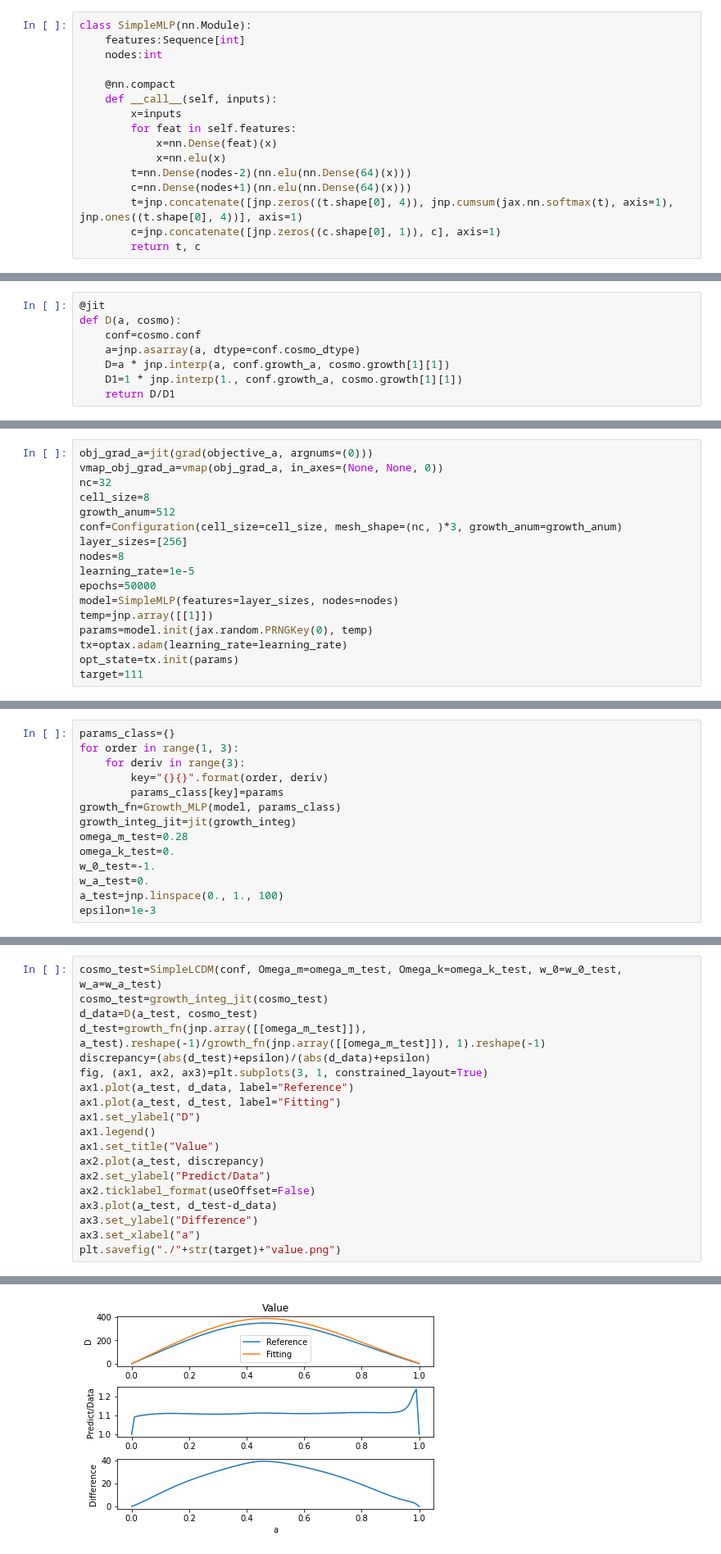
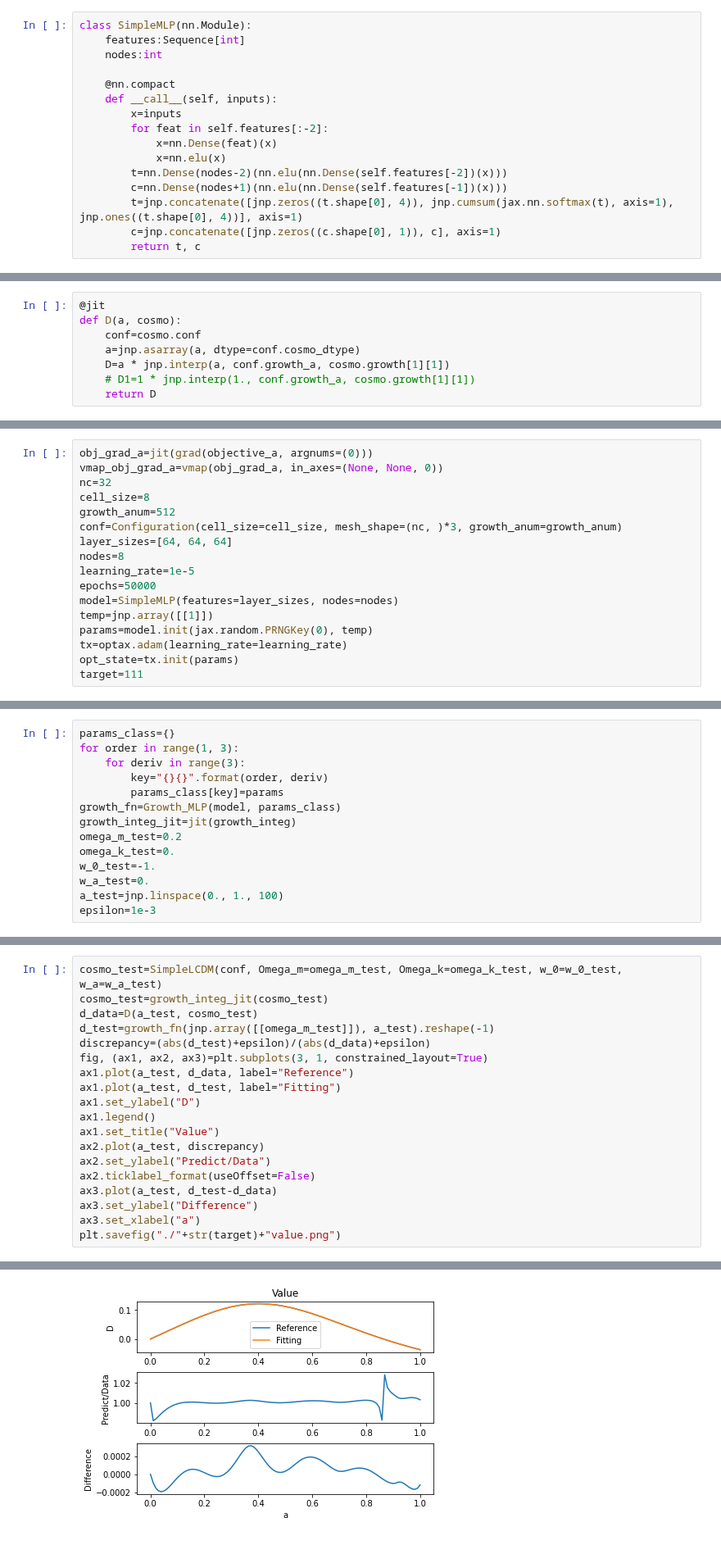
Before and after one commit to epodkwan/growthfunction, a Jupyter notebook: notebooks/bsplinetrainer.ipynb, the cells around one changed output, grey strips where cells are left out. Shown at 82% size. Saved outputs shown, nothing was run; the diff lists cells and outputs as text.

```diff
--- a/notebooks/bsplinetrainer.ipynb
+++ b/notebooks/bsplinetrainer.ipynb
@@ -56,11 +56,11 @@ class SimpleMLP(nn.Module):
     @nn.compact
     def __call__(self, inputs):
         x=inputs
-        for feat in self.features:
+        for feat in self.features[:-2]:
             x=nn.Dense(feat)(x)
             x=nn.elu(x)
-        t=nn.Dense(nodes-2)(nn.elu(nn.Dense(64)(x)))
-        c=nn.Dense(nodes+1)(nn.elu(nn.Dense(64)(x)))
+        t=nn.Dense(nodes-2)(nn.elu(nn.Dense(self.features[-2])(x)))
+        c=nn.Dense(nodes+1)(nn.elu(nn.Dense(self.features[-1])(x)))
         t=jnp.concatenate([jnp.zeros((t.shape[0], 4)), jnp.cumsum(jax.nn.softmax(t), axis=1), jnp.ones((t.shape[0], 4))], axis=1)
         c=jnp.concatenate([jnp.zeros((c.shape[0], 1)), c], axis=1)
         return t, c
@@ -89,8 +89,8 @@ def D(a, cosmo):
     conf=cosmo.conf
     a=jnp.asarray(a, dtype=conf.cosmo_dtype)
     D=a * jnp.interp(a, conf.growth_a, cosmo.growth[1][1])
-    D1=1 * jnp.interp(1., conf.growth_a, cosmo.growth[1][1])
-    return D/D1
+    # D1=1 * jnp.interp(1., conf.growth_a, cosmo.growth[1][1])
+    return D
 # %%
 @jit
 def objective_a(params, conf, a_test):
@@ -106,7 +106,7 @@ nc=32
 cell_size=8
 growth_anum=512
 conf=Configuration(cell_size=cell_size, mesh_shape=(nc, )*3, growth_anum=growth_anum)
-layer_sizes=[256]
+layer_sizes=[64, 64, 64]
 nodes=8
 learning_rate=1e-5
 epochs=50000
@@ -202,7 +202,7 @@ for order in range(1, 3):
         params_class[key]=params
 growth_fn=Growth_MLP(model, params_class)
 growth_integ_jit=jit(growth_integ)
-omega_m_test=0.28
+omega_m_test=0.2
 omega_k_test=0.
 w_0_test=-1.
 w_a_test=0.
@@ -223,7 +223,7 @@ vmap_gradient_at=vmap(gradient_at, in_axes=(None, 0))
 cosmo_test=SimpleLCDM(conf, Omega_m=omega_m_test, Omega_k=omega_k_test, w_0=w_0_test, w_a=w_a_test)
 cosmo_test=growth_integ_jit(cosmo_test)
 d_data=D(a_test, cosmo_test)
-d_test=growth_fn(jnp.array([[omega_m_test]]), a_test).reshape(-1)/growth_fn(jnp.array([[omega_m_test]]), 1).reshape(-1)
+d_test=growth_fn(jnp.array([[omega_m_test]]), a_test).reshape(-1)
 discrepancy=(abs(d_test)+epsilon)/(abs(d_data)+epsilon)
 fig, (ax1, ax2, ax3)=plt.subplots(3, 1, constrained_layout=True)
 ax1.plot(a_test, d_data, label="Reference")
@@ -248,4 +244,4 @@ compile boor
-[figure, old version]
+[figure, new version]
 # %%
 a_plot=[]
 med=[]
```
Also changed, not shown: parts of 10 cells of this notebook.
